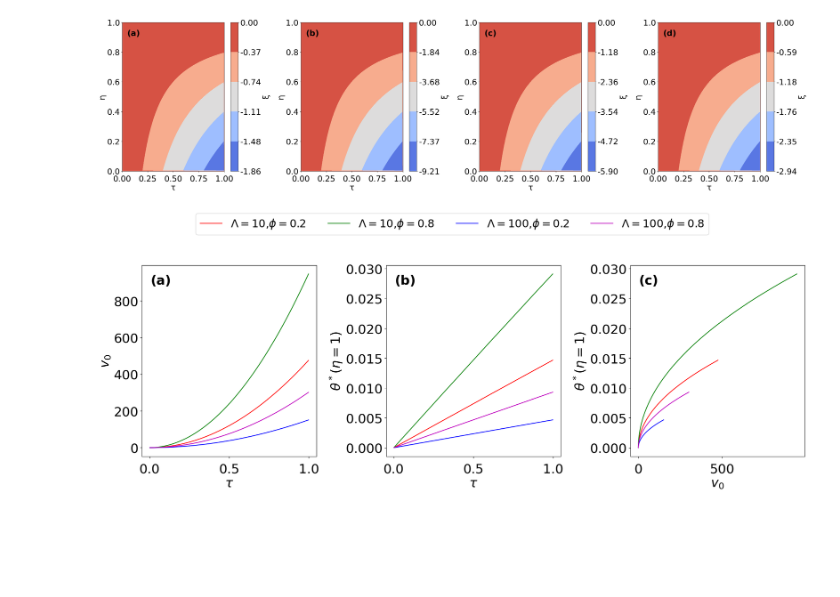
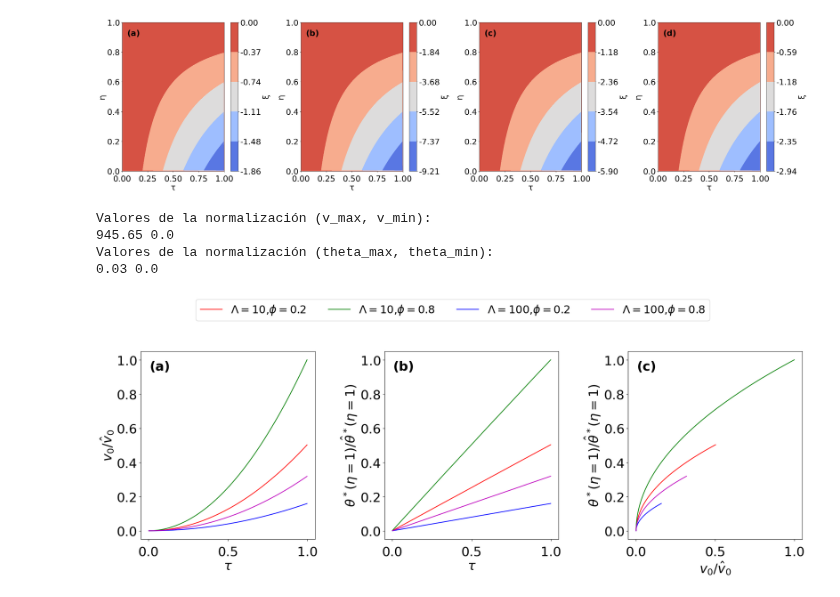
Before and after one commit to angelgvillatoro/bullville_M1, a Jupyter notebook: tfm/transitoria.ipynb, the cells around one changed output. Cells and saved outputs as stored; diff of their text form; code cells hidden in the pictures; blank space fills up the shorter version.

```diff
--- a/tfm/transitoria.ipynb
+++ b/tfm/transitoria.ipynb
@@ -201,15 +201,33 @@ casos = [
     {"LAMBDA": 100, "phi": 0.8}
 ]
 
+# Inicializar valores globales
+v_global_min, v_global_max = float('inf'), float('-inf')
+theta_global_min, theta_global_max = float('inf'), float('-inf')
+
+# Calcular valores globales
+for caso in casos:
+    LAMBDA = caso["LAMBDA"]
+    phi = caso["phi"]
+
+    h, _, Ri, Ra, _, delta = parametros(None, None, None, LAMBDA, phi)
+
+    v, theta_star, _, eta, tau = calculo_v_temperaturas_presiones(Ra, Ri, phi, delta, LAMBDA)
+
+    v_global_min = min(v_global_min, np.min(v))
+    v_global_max = max(v_global_max, np.max(v))
+    theta_global_min = min(theta_global_min, np.min(theta_star))
+    theta_global_max = max(theta_global_max, np.max(theta_star))
+
 # Crear una figura con tres subplots en una fila
-fig, axs = plt.subplots(1, 3, figsize=(20, 8))  # Aumentado el ancho de la figura
+fig, axs = plt.subplots(1, 3, figsize=(20, 8))
 plt.subplots_adjust(wspace=0.4, hspace=0.1)
 
 # Definir colores y estilos de línea
 colores = ['r', 'g', 'b', 'm']
 estilos = ['-', '-', '-', '-']
 
-# Graficar y recopilar datos
+# Graficar y normalizar
 for i, caso in enumerate(casos):
     LAMBDA = caso["LAMBDA"]
     phi = caso["phi"]
@@ -218,42 +236,54 @@ for i, caso in enumerate(casos):
 
     v, theta_star, _, eta, tau = calculo_v_temperaturas_presiones(Ra, Ri, phi, delta, LAMBDA)
 
+    # Normalización global de v y theta
+    v_normalized = (v - v_global_min) / (v_global_max - v_global_min)
+    theta_normalized = (theta_star - theta_global_min) / (theta_global_max - theta_global_min)
+
     # a) v_0 vs. tau
-    axs[0].plot(tau[1:-1], v[1:-1], color=colores[i], linestyle=estilos[i],
+    axs[0].plot(tau[1:-1], v_normalized[1:-1], color=colores[i], linestyle=estilos[i],
                 label=r'$\Lambda =$'f'{LAMBDA},'r'$\phi =$' f'{phi}')
 
     # b) theta(eta = 1, tau) vs. tau
-    axs[1].plot(tau[1:-1], theta_star[-2, 1:-1], color=colores[i], linestyle=estilos[i])
+    axs[1].plot(tau[1:-1], theta_normalized[-2, 1:-1], color=colores[i], linestyle=estilos[i])
 
     # c) v_0(tau) vs. theta(eta = 1, tau)
-    axs[2].plot(v[1:-1], theta_star[-2, 1:-1], color=colores[i], linestyle=estilos[i])
+    axs[2].plot(v_normalized[1:-1], theta_normalized[-2, 1:-1], color=colores[i], linestyle=estilos[i])
 
+print('Valores de la normalización (v_max, v_min):')
+print(round(v_global_max, 2), round(v_global_min,2))
 
+print('Valores de la normalización (theta_max, theta_min):')
+print(round(theta_global_max, 2), round(theta_global_min, 2))
 
 # Configurar los subplots
-y_labels = [r'$v_0$', r'$\theta^*(\eta = 1)$', r'$\theta^*(\eta = 1)$']
-x_labels = [r'$\tau$', r'$\tau$', r'$v_0$']
+y_labels = [r'$v_0 / \hat{v}_0$', r'$\theta^*(\eta = 1) / \hat{\theta}^*(\eta = 1)$', r'$\theta^*(\eta = 1) / \hat{\theta}^*(\eta = 1)$']
+x_labels = [r'$\tau$', r'$\tau$', r'$v_0 / \hat{v}_0$']
 
 for i, (ax, ylabel, xlabel) in enumerate(zip(axs, y_labels, x_labels)):
     ax.set_xlabel(xlabel, fontsize=26)
     ax.set_ylabel(ylabel, fontsize=26)
     ax.tick_params(axis='both', which='major', labelsize=26)
     ax.tick_params(axis='x', which='major', pad=10)
 
     # Añadir etiqueta (a, b, c) en la esquina superior izquierda
     ax.text(0.05, 0.95, f'({chr(97 + i)})', transform=ax.transAxes,
             fontsize=26, fontweight='bold', va='top', ha='left')
 
 # Añadir una leyenda común
 handles, labels = axs[0].get_legend_handles_labels()
 fig.legend(handles, labels, loc='upper center', bbox_to_anchor=(0.5, 1),
            ncol=4, fontsize=22)
 
 # Ajustar el diseño
 plt.tight_layout()
-fig.subplots_adjust(top=0.8, wspace=0.4)  # Aumentado el espacio entre subplots y arriba
+fig.subplots_adjust(top=0.8, wspace=0.4)
 
 # Mostrar la gráfica
 plt.show()
 # %% [output]
+Valores de la normalización (v_max, v_min):
+945.65 0.0
+Valores de la normalización (theta_max, theta_min):
+0.03 0.0
-[figure, old version]
+[figure, new version]
```
Also changed, not shown: 2 other files.
